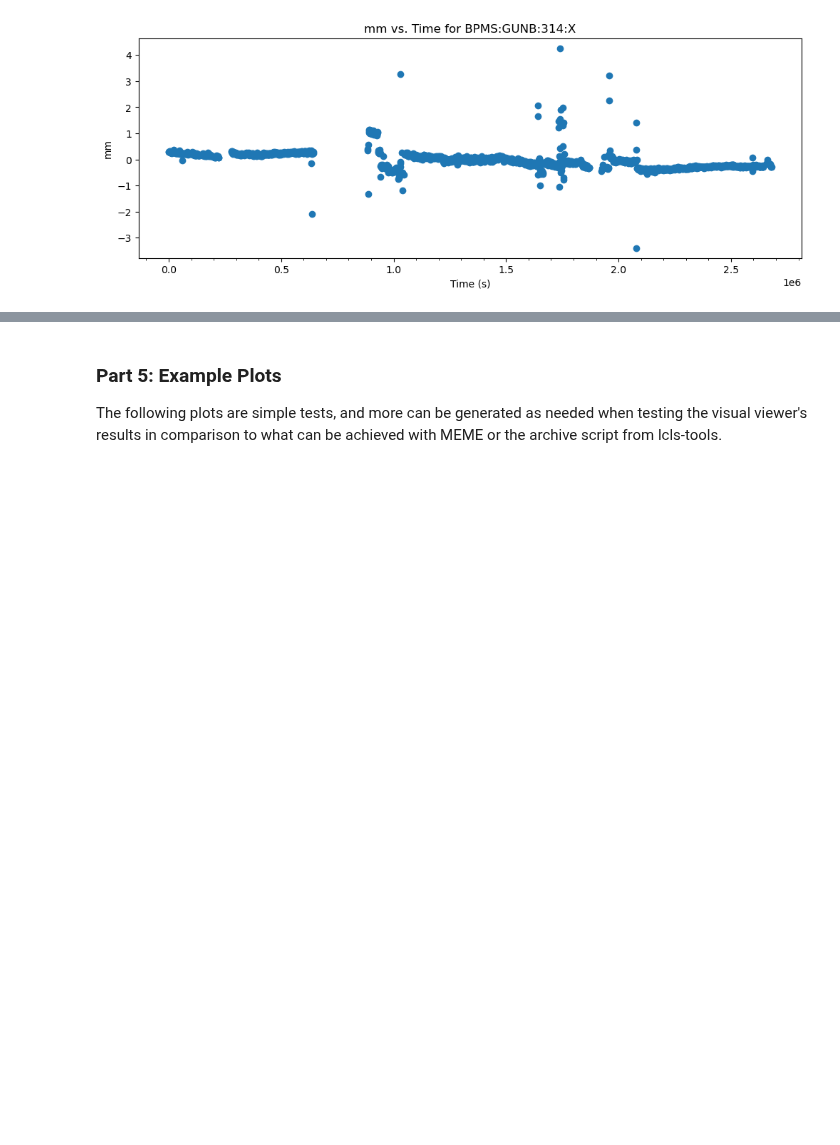
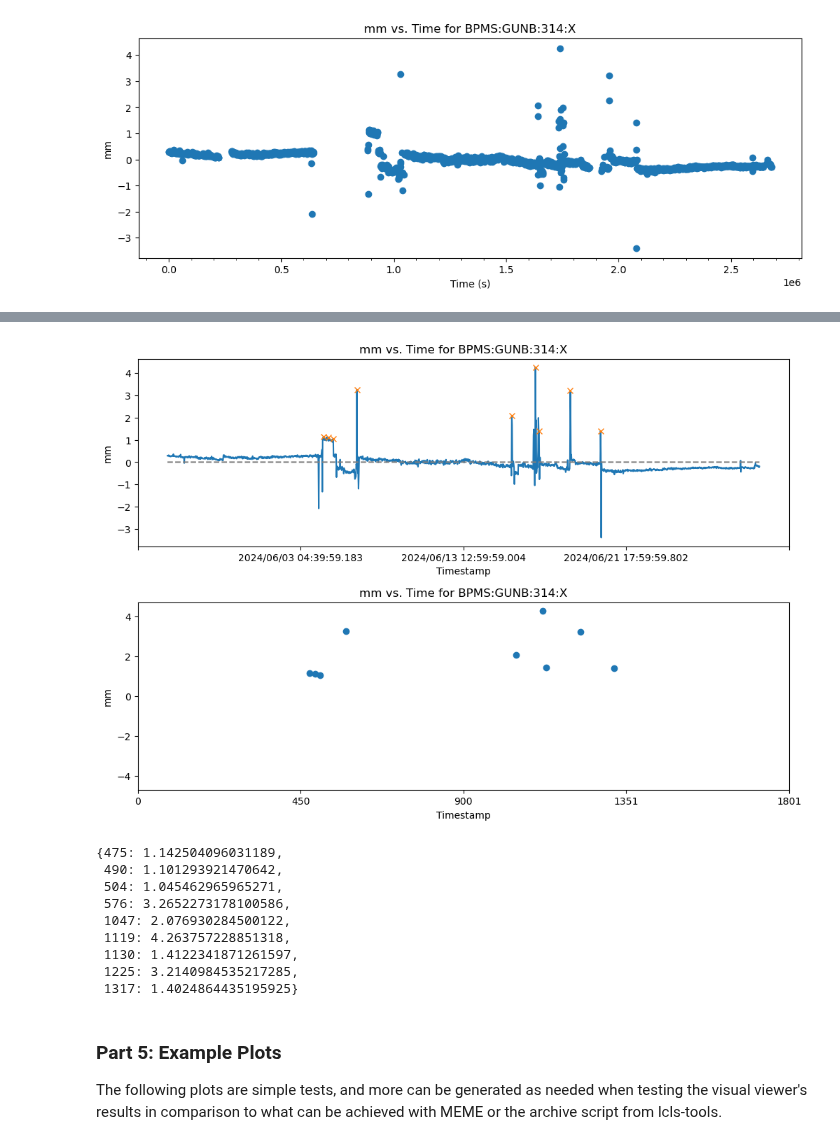
Before and after one commit to jpgtordilla/hombom24, a Jupyter notebook: archive-analysis/archviewer-plots/test-vis/test-vis.ipynb, the cells around one changed output, grey strips where cells are left out. Drawn from its saved outputs; the diff is of its cells as text; code cells hidden in the pictures; blank space fills up the shorter version.

```diff
--- a/archive-analysis/archviewer-plots/test-vis/test-vis.ipynb
+++ b/archive-analysis/archviewer-plots/test-vis/test-vis.ipynb
@@ -342,3 +359,41 @@ Normal element to total ratio: 1.0
+# %%
+"""plot and return dictionary of indices/peak heights for a df, specified columns, specified x range, and peak parameters"""
+def plot_return_peaks_ts(df_name, x_col, y_col, y_label, x_start, x_end, peak_height, peak_dist):
+    # plot peaks based on parameters
+    fig, ax = plt.subplots(2, 1, figsize=(12, 8))
+    plt.subplots_adjust(wspace=0.4, hspace=0.3)
+    y = df_name.loc[x_start:x_end, [y_col]][y_col]
+    all_peaks, peak_heights = find_peaks(y, height=peak_height, distance=peak_dist)
+    ax[0].plot(df_name.loc[x_start:x_end, [x_col]][x_col], y)
+    ax[0].plot(all_peaks, y[all_peaks], "x")
+    ax[0].plot(np.zeros_like(y), "--", color="gray")
+    # plot only peak points with x axis showing index corresponding to the returned dict
+    ax[1].scatter(all_peaks, y[all_peaks])
+    # match limits with the first plot
+    ax[1].set_xlim(0, len(df_name.loc[x_start:x_end, [x_col]][x_col]))
+    ax[1].set_ylim(-max(peak_heights["peak_heights"].tolist())*1.1, max(peak_heights["peak_heights"].tolist())*1.1)
+    # set labels
+    for i in range(2):
+        ax[i].set_xlabel(x_col)
+        ax[i].set_ylabel(y_label)
+        ax[i].xaxis.set_major_locator(ticker.LinearLocator(5))
+        ax[i].set_title(f"{y_label} vs. Time for {y_col}")
+    plt.show()
+    result = {all_peaks.tolist()[i]: peak_heights["peak_heights"].tolist()[i] for i in range(len(all_peaks))}
+    return result
+# %%
+plot_return_peaks_ts(bpms_gunb_314_x, "Timestamp", "BPMS:GUNB:314:X", "mm", 0, 1800, 1, 10)
+# %% [output]
+[figure, added]
+{475: 1.142504096031189,
+ 490: 1.101293921470642,
+ 504: 1.045462965965271,
+ 576: 3.2652273178100586,
+ 1047: 2.076930284500122,
+ 1119: 4.263757228851318,
+ 1130: 1.4122341871261597,
+ 1225: 3.2140984535217285,
+ 1317: 1.4024864435195925}
 # %% [markdown]
 ### Part 5: Example Plots
 
```
Also changed, not shown: parts of 1 cell of this notebook, 3 other files.
